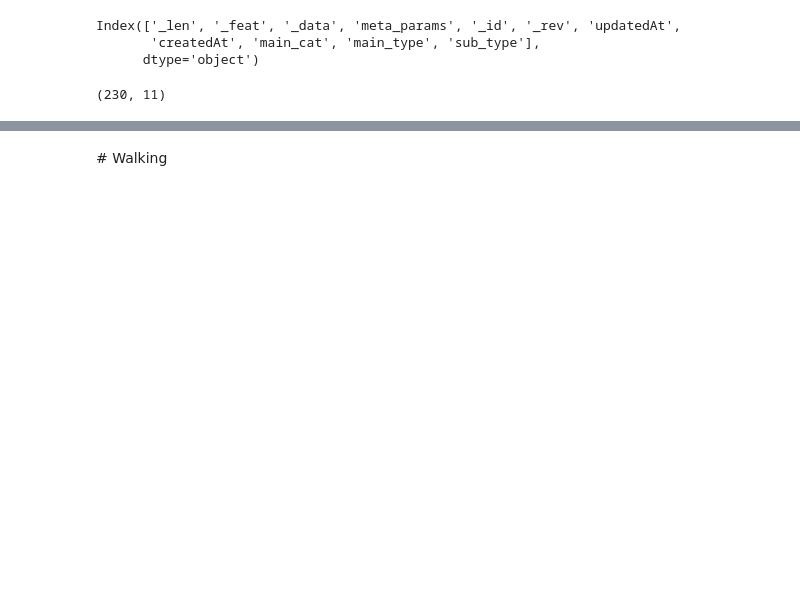
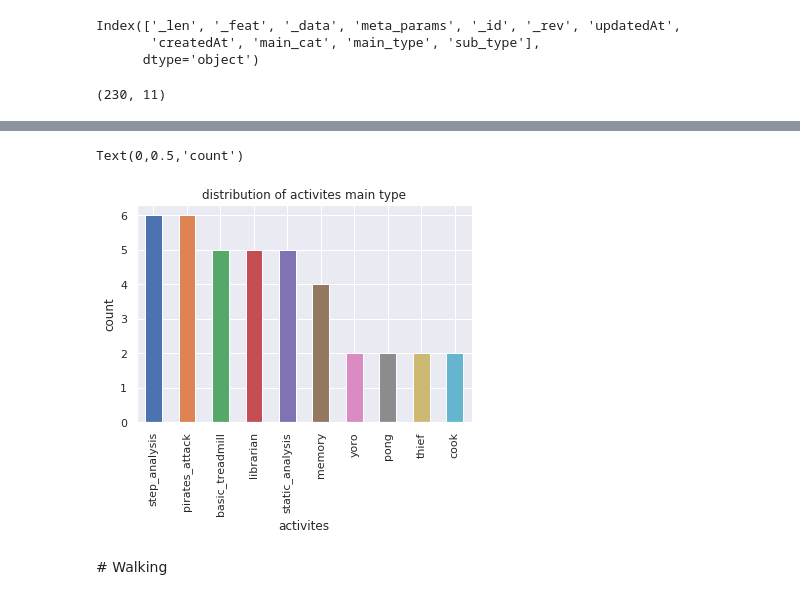
Before and after one commit to AlexandreGazagnes/EzyGain, a Jupyter notebook: first_database_tour.ipynb, the cells around one changed output, grey strips where cells are left out. Cells and saved outputs as stored; diff of their text form; code cells hidden in the pictures; blank space fills up the shorter version.

```diff
--- a/first_database_tour.ipynb
+++ b/first_database_tour.ipynb
@@ -822,3 +834,11 @@ activities.shape
+# %%
+act_count = act_count.drop("walking")
+act_count.plot(kind="bar")
+plt.title("distribution of activites main type")
+plt.xlabel("activites"); plt.ylabel("count")
+# %% [output]
+Text(0,0.5,'count')
+[figure, added]
 # %%
 try    : del db_meta
 except : pass
```
Also changed, not shown: parts of 16 cells of this notebook.
